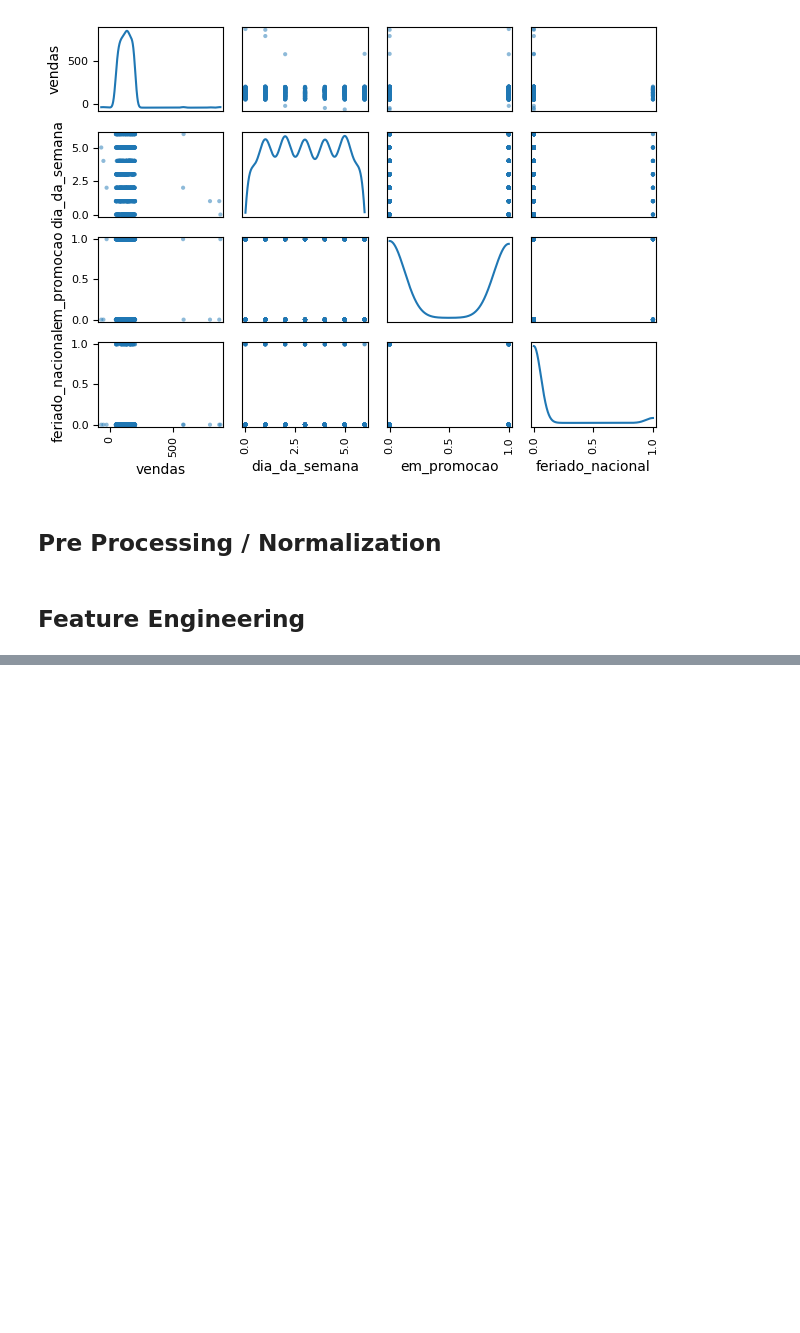
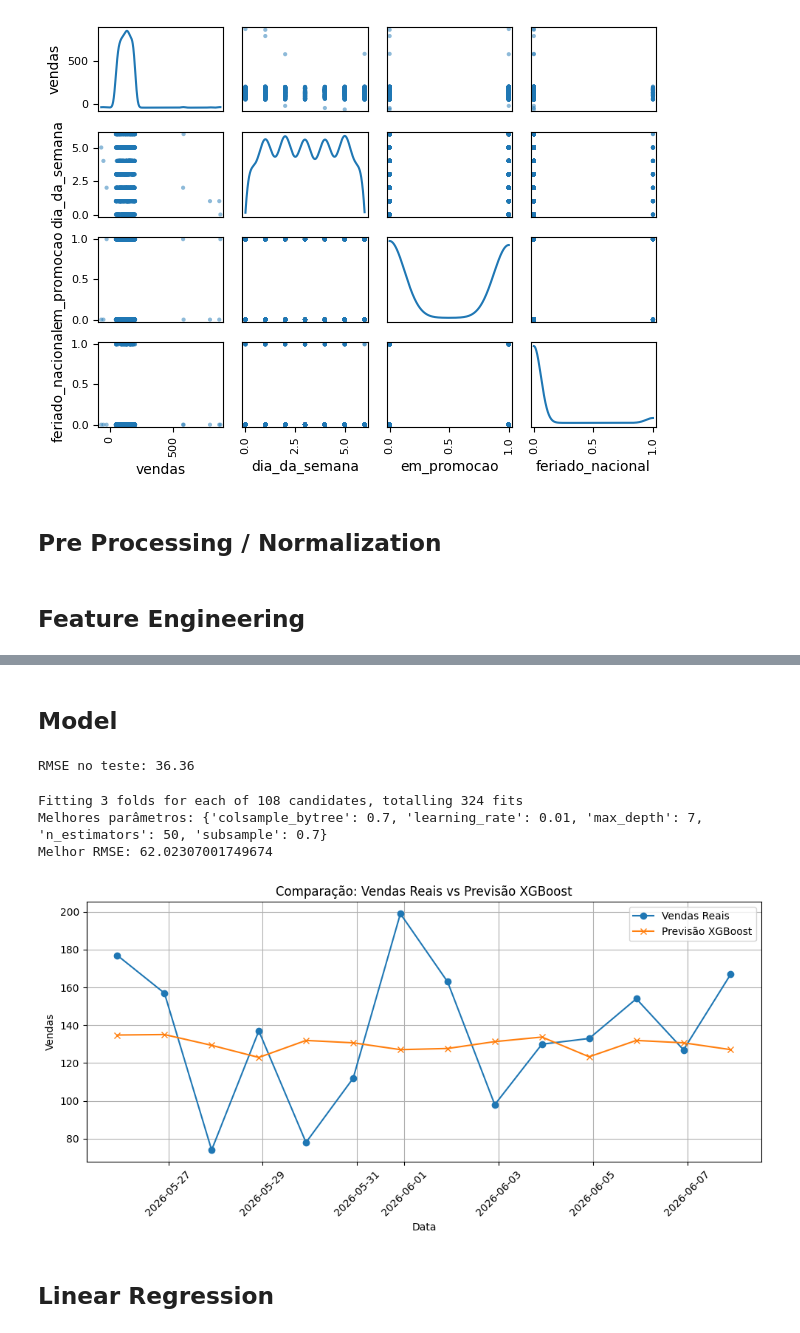
Before and after one commit to joaonovaes1/Valcann-Ps, a Jupyter notebook: alfaModel.ipynb, the cells around one changed output, grey strips where cells are left out. Drawn from its saved outputs; the diff is of its cells as text; code cells hidden in the pictures; blank space fills up the shorter version.

Commit message:
model trained

```diff
--- a/alfaModel.ipynb
+++ b/alfaModel.ipynb
@@ -172,0 +212,75 @@ df['Fds'] = (df['dia_da_semana'] >= 5).astype(int)
+# %% [markdown]
+## Model
+# %%
+
+
+features = ['dia_da_semana', 'em_promocao', 'feriado_nacional', 'Fds']
+target = 'vendas'
+
+X_train = train_df[features]
+y_train = train_df[target]
+
+X_test = test_df[features]
+y_test = test_df[target]
+
+model = xgb.XGBRegressor(
+    objective='reg:squarederror',
+    n_estimators=200,
+    random_state=42,
+    learning_rate=0.01,
+    max_depth=7,
+    subsample=0.7,
+    colsample_bytree=0.7
+)
+
+
+model.fit(X_train, y_train)
+
+
+y_pred = model.predict(X_test)
+
+
+mse = mean_squared_error(y_test, y_pred)
+rmse = np.sqrt(mse)
+print(f'RMSE no teste: {rmse:.2f}')
+# %% [output]
+RMSE no teste: 36.36
+# %%
+from sklearn.model_selection import GridSearchCV
+param_grid = {
+    'n_estimators': [50, 100, 200],
+    'max_depth': [3, 5, 7],
+    'learning_rate': [0.01, 0.1, 0.2],
+    'subsample': [0.7, 1],
+    'colsample_bytree': [0.7, 1]
+}
+
+xgb_reg = xgb.XGBRegressor(objective='reg:squarederror', random_state=42)
+
+grid_search = GridSearchCV(estimator=xgb_reg, param_grid=param_grid,
+                           scoring='neg_root_mean_squared_error', cv=3, verbose=1)
+
+grid_search.fit(X_train, y_train)
+
+print("Melhores parâmetros:", grid_search.best_params_)
+print("Melhor RMSE:", -grid_search.best_score_)
+# %% [output]
+Fitting 3 folds for each of 108 candidates, totalling 324 fits
+Melhores parâmetros: {'colsample_bytree': 0.7, 'learning_rate': 0.01, 'max_depth': 7, 'n_estimators': 50, 'subsample': 0.7}
+Melhor RMSE: 62.02307001749674
+# %%
+plt.figure(figsize=(10,5))
+plt.plot(test_df['data'], test_df['vendas'], label='Vendas Reais', marker='o')
+plt.plot(test_df['data'], y_pred, label='Previsão XGBoost', marker='x')
+plt.xlabel('Data')
+plt.ylabel('Vendas')
+plt.title('Comparação: Vendas Reais vs Previsão XGBoost')
+plt.xticks(rotation=45)
+plt.legend()
+plt.grid(True)
+plt.tight_layout()
+plt.show()
+# %% [output]
+[figure, added]
+# %% [markdown]
+## Linear Regression
```
Also changed, not shown: parts of 8 cells of this notebook.
